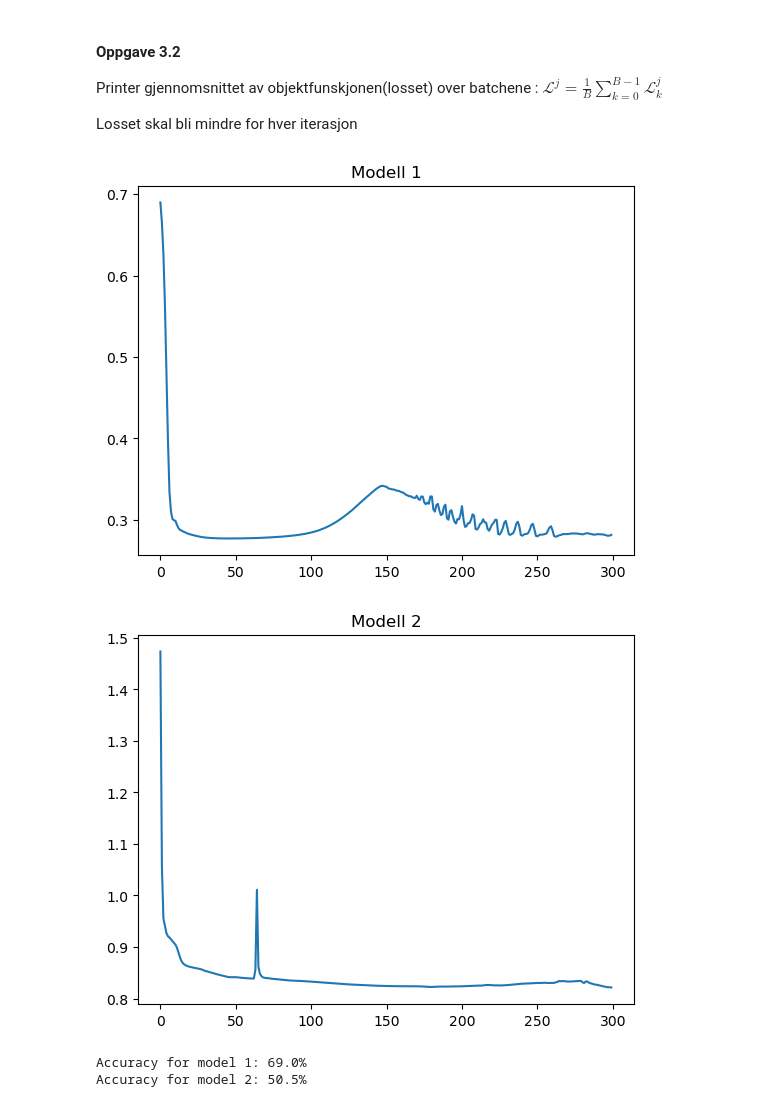
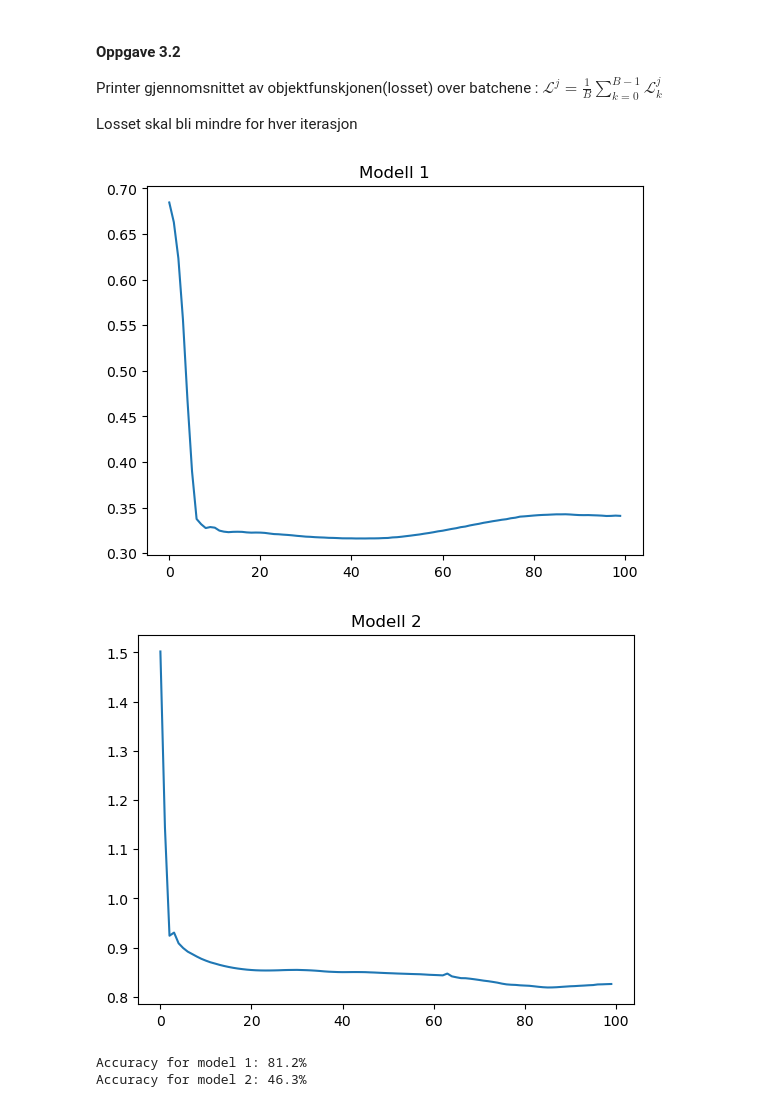
Before and after one commit to hannaroed/Vitber-indmat, a Jupyter notebook: file.ipynb, the cells around one changed output. Drawn from its saved outputs; the diff is of its cells as text; code cells hidden in the pictures.

```diff
--- a/file.ipynb
+++ b/file.ipynb
@@ -258,28 +258,28 @@ $\mathscr{L}^{j} = \frac{1}{B}  \sum_{k=0}^{B-1}\mathscr{L}^{j}_{k}$
 
 Losset skal bli mindre for hver iterasjon
 # %%
-n = 300
+n = 100
 
 test_model_1 = make_model(r=5, d=10, m=2, L=2, p=15, k=5)
 test_model_2 = make_model(r=7, d=20, m=5, L=2, p=25, k=10)
 
 sorting_data1 = get_train_test_sorting(5, 2, 250, 10, 10)
 trained_model1, mean_loss_arr1 = training_sorting(test_model_1, CrossEntropy(), Adam(), sorting_data1, 2, n_epochs=n, r=5)
 
 sorting_data2 = get_train_test_sorting(7, 5, 250, 20, 20)
 trained_model2, mean_loss_arr2 = training_sorting(test_model_2, CrossEntropy(), Adam(), sorting_data2, 5, n_epochs=n, r=7)
 
 iter = np.arange(n)
 
 plt.title("Modell 1")
 plt.plot(iter, mean_loss_arr1)
 plt.show()
 plt.title("Modell 2")
 plt.plot(iter, mean_loss_arr2)
 plt.show()
 # %% [output]
-[figure, old version]
+[figure, new version]
-[figure, old version]
+[figure, new version]
 # %%
 accuracy1 = test_sorting(trained_model1, sorting_data1, m=2)
 print(f'Accuracy for model 1: {np.round(accuracy1, 1)}%')
@@ -287,8 +287,8 @@ print(f'Accuracy for model 1: {np.round(accuracy1, 1)}%')
 accuracy2 = test_sorting(trained_model2, sorting_data2, m=5)
 print(f'Accuracy for model 2: {np.round(accuracy2, 1)}%')
 # %% [output]
-Accuracy for model 1: 69.0%
-Accuracy for model 2: 50.5%
+Accuracy for model 1: 81.2%
+Accuracy for model 2: 46.3%
 # %%
 n = 100
 
```
Also changed, not shown: parts of 2 cells of this notebook, 1 other file.
